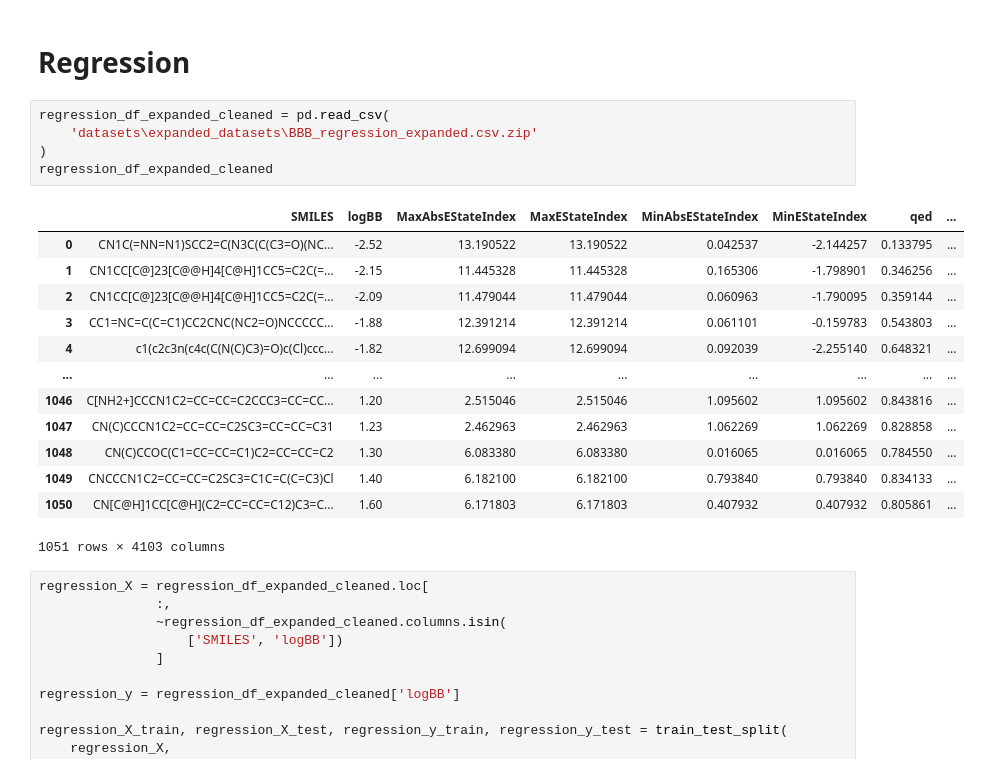
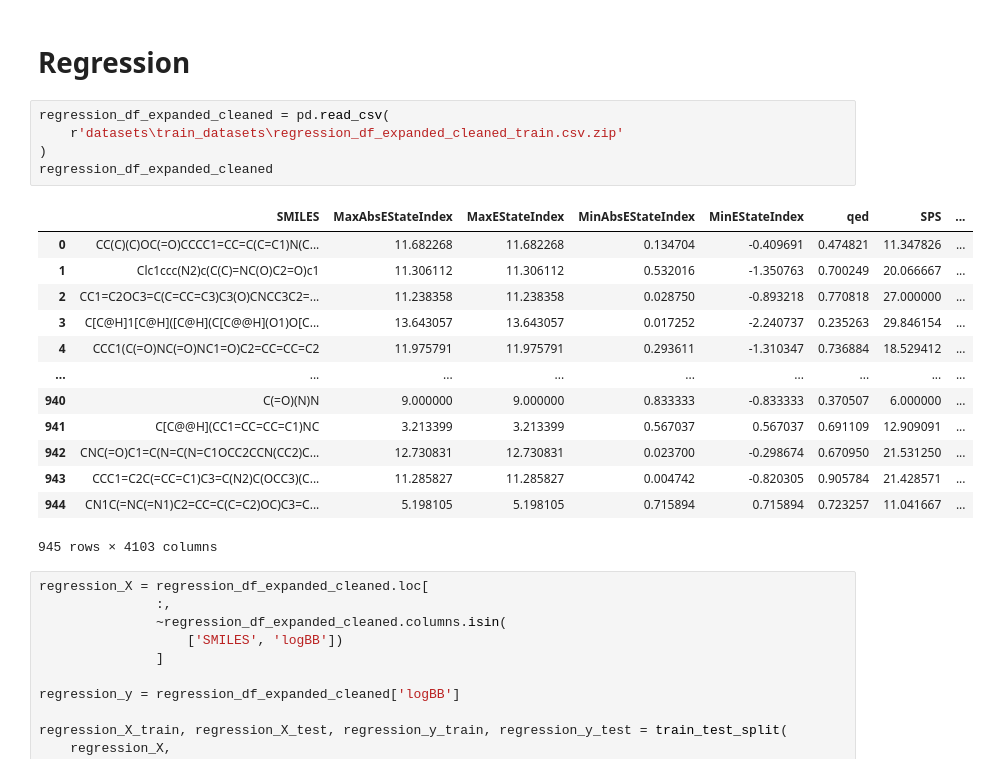
Before and after one commit to junqilu/BBBPrediction, a Jupyter notebook: baseline_models_training.ipynb, the cells around one changed output. Drawn from its saved outputs; the diff is of its cells as text.

Commit message:
Finished organized the 2 model training jupyter notebookes and ensured everything run correctly

```diff
--- a/baseline_models_training.ipynb
+++ b/baseline_models_training.ipynb
@@ -27,23 +24,23 @@ Failed to patch pandas - PandasTools will have limited functionality
 # Regression
 # %%
 regression_df_expanded_cleaned = pd.read_csv(
-    'datasets\expanded_datasets\BBB_regression_expanded.csv.zip'
+    r'datasets\train_datasets\regression_df_expanded_cleaned_train.csv.zip'
 )
 regression_df_expanded_cleaned
 # %% [output]
-|  | SMILES | logBB | MaxAbsEStateIndex | MaxEStateIndex | MinAbsEStateIndex | MinEStateIndex | qed | ... |
-| 0 | CN1C(=NN=N1)SCC2=C(N3C(C(C3=O)(NC... | -2.52 | 13.190522 | 13.190522 | 0.042537 | -2.144257 | 0.133795 | ... |
-| 1 | CN1CC[C@]23[C@@H]4[C@H]1CC5=C2C(=... | -2.15 | 11.445328 | 11.445328 | 0.165306 | -1.798901 | 0.346256 | ... |
-| 2 | CN1CC[C@]23[C@@H]4[C@H]1CC5=C2C(=... | -2.09 | 11.479044 | 11.479044 | 0.060963 | -1.790095 | 0.359144 | ... |
-| 3 | CC1=NC=C(C=C1)CC2CNC(NC2=O)NCCCCC... | -1.88 | 12.391214 | 12.391214 | 0.061101 | -0.159783 | 0.543803 | ... |
-| 4 | c1(c2c3n(c4c(C(N(C)C3)=O)c(Cl)ccc... | -1.82 | 12.699094 | 12.699094 | 0.092039 | -2.255140 | 0.648321 | ... |
+|  | SMILES | MaxAbsEStateIndex | MaxEStateIndex | MinAbsEStateIndex | MinEStateIndex | qed | SPS | ... |
+| 0 | CC(C)(C)OC(=O)CCCC1=CC=C(C=C1)N(C... | 11.682268 | 11.682268 | 0.134704 | -0.409691 | 0.474821 | 11.347826 | ... |
+| 1 | Clc1ccc(N2)c(C(C)=NC(O)C2=O)c1 | 11.306112 | 11.306112 | 0.532016 | -1.350763 | 0.700249 | 20.066667 | ... |
+| 2 | CC1=C2OC3=C(C=CC=C3)C3(O)CNCC3C2=... | 11.238358 | 11.238358 | 0.028750 | -0.893218 | 0.770818 | 27.000000 | ... |
+| 3 | C[C@H]1[C@H]([C@H](C[C@@H](O1)O[C... | 13.643057 | 13.643057 | 0.017252 | -2.240737 | 0.235263 | 29.846154 | ... |
+| 4 | CCC1(C(=O)NC(=O)NC1=O)C2=CC=CC=C2 | 11.975791 | 11.975791 | 0.293611 | -1.310347 | 0.736884 | 18.529412 | ... |
 | ... | ... | ... | ... | ... | ... | ... | ... | ... |
-| 1046 | C[NH2+]CCCN1C2=CC=CC=C2CCC3=CC=CC... | 1.20 | 2.515046 | 2.515046 | 1.095602 | 1.095602 | 0.843816 | ... |
-| 1047 | CN(C)CCCN1C2=CC=CC=C2SC3=CC=CC=C31 | 1.23 | 2.462963 | 2.462963 | 1.062269 | 1.062269 | 0.828858 | ... |
-| 1048 | CN(C)CCOC(C1=CC=CC=C1)C2=CC=CC=C2 | 1.30 | 6.083380 | 6.083380 | 0.016065 | 0.016065 | 0.784550 | ... |
-| 1049 | CNCCCN1C2=CC=CC=C2SC3=C1C=C(C=C3)Cl | 1.40 | 6.182100 | 6.182100 | 0.793840 | 0.793840 | 0.834133 | ... |
-| 1050 | CN[C@H]1CC[C@H](C2=CC=CC=C12)C3=C... | 1.60 | 6.171803 | 6.171803 | 0.407932 | 0.407932 | 0.805861 | ... |
+| 940 | C(=O)(N)N | 9.000000 | 9.000000 | 0.833333 | -0.833333 | 0.370507 | 6.000000 | ... |
+| 941 | C[C@@H](CC1=CC=CC=C1)NC | 3.213399 | 3.213399 | 0.567037 | 0.567037 | 0.691109 | 12.909091 | ... |
+| 942 | CNC(=O)C1=C(N=C(N=C1OCC2CCN(CC2)C... | 12.730831 | 12.730831 | 0.023700 | -0.298674 | 0.670950 | 21.531250 | ... |
+| 943 | CCC1=C2C(=CC=C1)C3=C(N2)C(OCC3)(C... | 11.285827 | 11.285827 | 0.004742 | -0.820305 | 0.905784 | 21.428571 | ... |
+| 944 | CN1C(=NC(=N1)C2=CC=C(C=C2)OC)C3=C... | 5.198105 | 5.198105 | 0.715894 | 0.715894 | 0.723257 | 11.041667 | ... |
-1051 rows × 4103 columns
+945 rows × 4103 columns
 # %%
 regression_X = regression_df_expanded_cleaned.loc[
                :,
```
Also changed, not shown: parts of 17 cells of this notebook, 27 other files.
